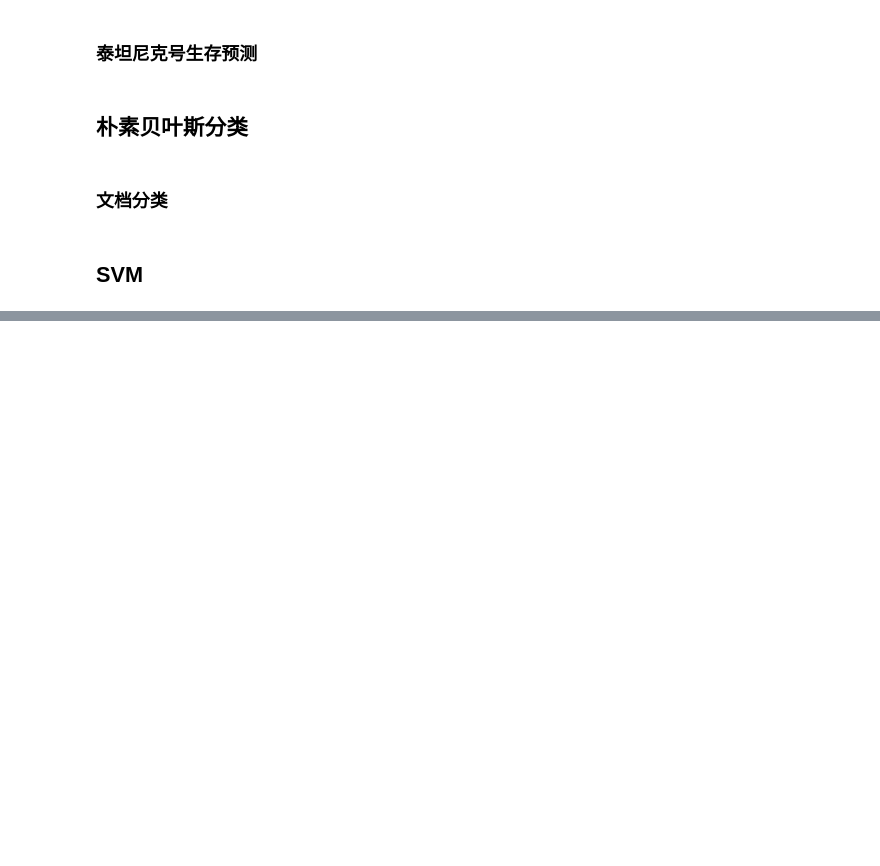
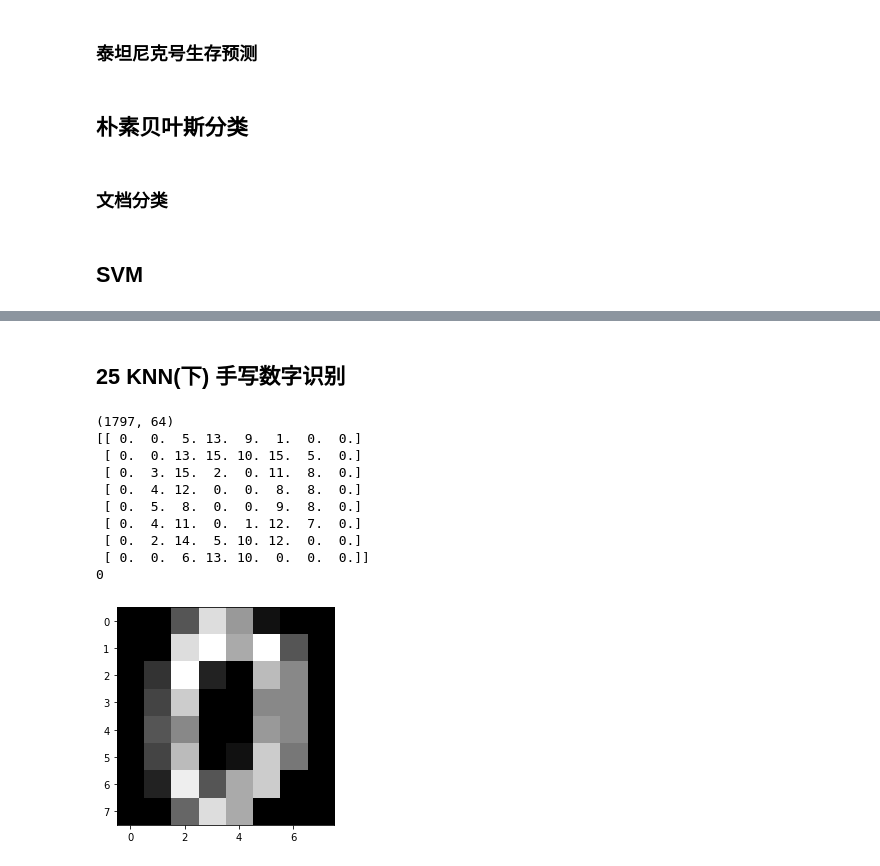
Before and after one commit to ab300819/py-utils, a Jupyter notebook: geek_time_practice.ipynb, the cells around one changed output, grey strips where cells are left out. Cells and saved outputs as stored; diff of their text form; code cells hidden in the pictures; blank space fills up the shorter version.

```diff
--- a/geek_time_practice.ipynb
+++ b/geek_time_practice.ipynb
@@ -723,0 +735,45 @@ print('准确率：',metrics.accuracy_score(prediction,test_y))
+# %% [markdown]
+## 25 KNN(下) 手写数字识别
+# %%
+# KNN 分类器
+from sklearn.neighbors import KNeighborsClassifier
+# KNN 回归
+from sklearn.neighbors import KNeighborsRegressor
+
+from sklearn.model_selection import train_test_split
+from sklearn import preprocessing
+from sklearn.metrics import accuracy_score
+from sklearn.datasets import load_digits
+from sklearn.svm import SVC
+from sklearn.naive_bayes import MultinomialNB
+from sklearn.tree import DecisionTreeClassifier
+import matplotlib.pyplot as plt
+
+digits = load_digits()
+data = digits.data
+
+print(data.shape)
+print(digits.images[0])
+print(digits.target[0])
+
+plt.gray()
+plt.imshow(digits.images[0])
+plt.show()
+
+train_x,test_x,train_y,test_y = train_test_split(data,digits.target,test_size=0.25,random_state=33)
+
+ss=preprocessing.StandarScaler()
+train_ss_x = ss.fit_transform(train_x)
+test_ss_x = ss.transform(test_x)
+# %% [output]
+(1797, 64)
+[[ 0.  0.  5. 13.  9.  1.  0.  0.]
+ [ 0.  0. 13. 15. 10. 15.  5.  0.]
+ [ 0.  3. 15.  2.  0. 11.  8.  0.]
+ [ 0.  4. 12.  0.  0.  8.  8.  0.]
+ [ 0.  5.  8.  0.  0.  9.  8.  0.]
+ [ 0.  4. 11.  0.  1. 12.  7.  0.]
+ [ 0.  2. 14.  5. 10. 12.  0.  0.]
+ [ 0.  0.  6. 13. 10.  0.  0.  0.]]
+0
+[figure, added]
```
Also changed, not shown: parts of 4 cells of this notebook.
